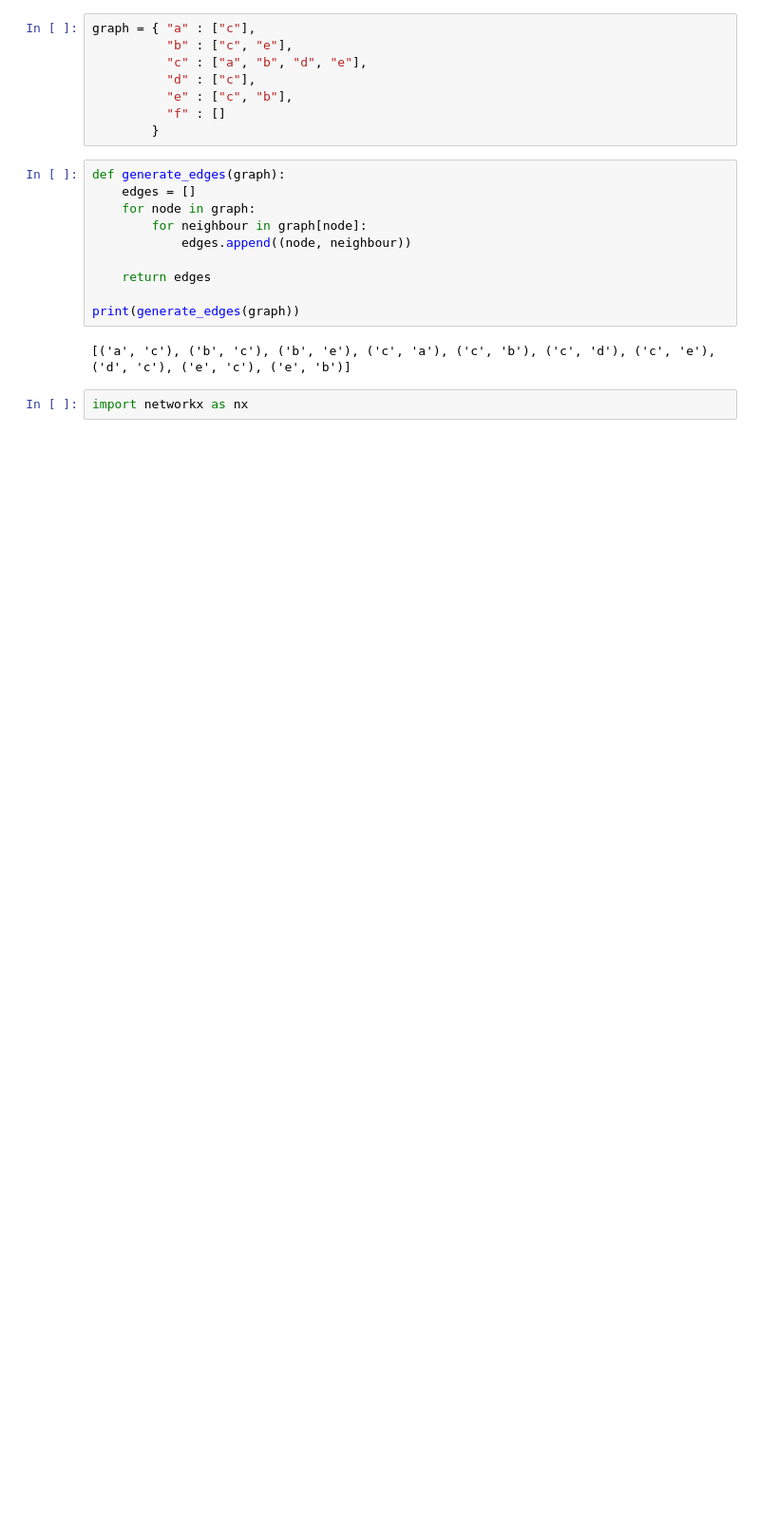
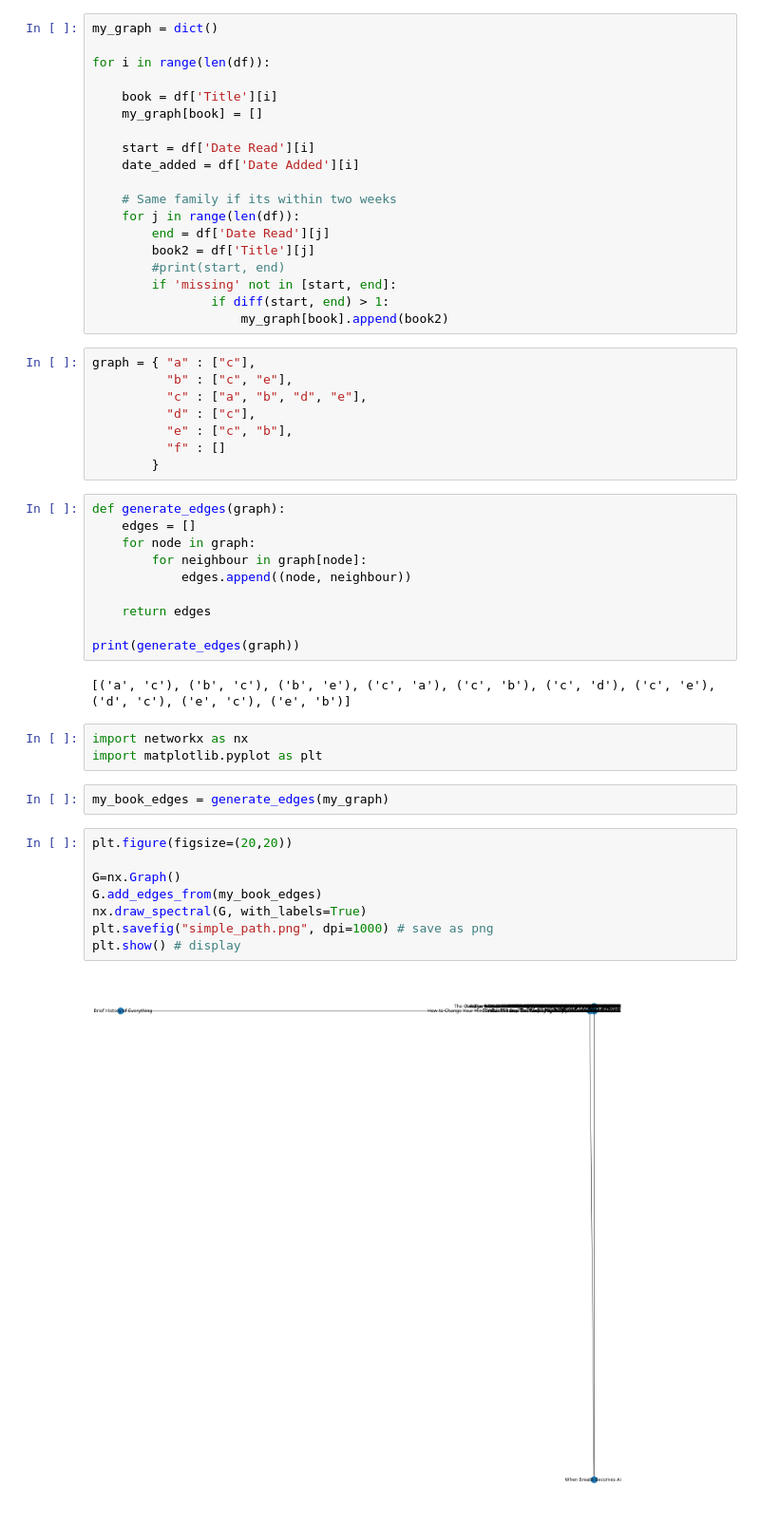
Before and after one commit to natitaw/my-books, a Jupyter notebook: [0.0 WIP] Exploration.ipynb, the cells around one changed output. Shown at 95% size. Saved outputs shown, nothing was run; the diff lists cells and outputs as text; blank space fills up the shorter version.

Commit message:
Trying different types of draws

```diff
--- a/[0.0 WIP] Exploration.ipynb
+++ b/[0.0 WIP] Exploration.ipynb
@@ -156,6 +87,25 @@ my_graph['Principles: Life and Work']
 def diff(start, end):
     x = pd.to_datetime(end) - pd.to_datetime(start)
     return int(x / np.timedelta64(1, 'W'))
+# %%
+my_graph = dict()
+
+for i in range(len(df)):
+
+    book = df['Title'][i]
+    my_graph[book] = []
+
+    start = df['Date Read'][i]
+    date_added = df['Date Added'][i]
+
+    # Same family if its within two weeks
+    for j in range(len(df)):
+        end = df['Date Read'][j]
+        book2 = df['Title'][j]
+        #print(start, end)
+        if 'missing' not in [start, end]:
+                if diff(start, end) > 1:
+                    my_graph[book].append(book2)
 # %%
 graph = { "a" : ["c"],
           "b" : ["c", "e"],
@@ -178,3 +128,16 @@ print(generate_edges(graph))
 [('a', 'c'), ('b', 'c'), ('b', 'e'), ('c', 'a'), ('c', 'b'), ('c', 'd'), ('c', 'e'), ('d', 'c'), ('e', 'c'), ('e', 'b')]
 # %%
 import networkx as nx
+import matplotlib.pyplot as plt
+# %%
+my_book_edges = generate_edges(my_graph)
+# %%
+plt.figure(figsize=(20,20))
+
+G=nx.Graph()
+G.add_edges_from(my_book_edges)
+nx.draw_spectral(G, with_labels=True)
+plt.savefig("simple_path.png", dpi=1000) # save as png
+plt.show() # display
+# %% [output]
+[figure, added]
```
Also changed, not shown: parts of 8 cells of this notebook, 1 other file.
